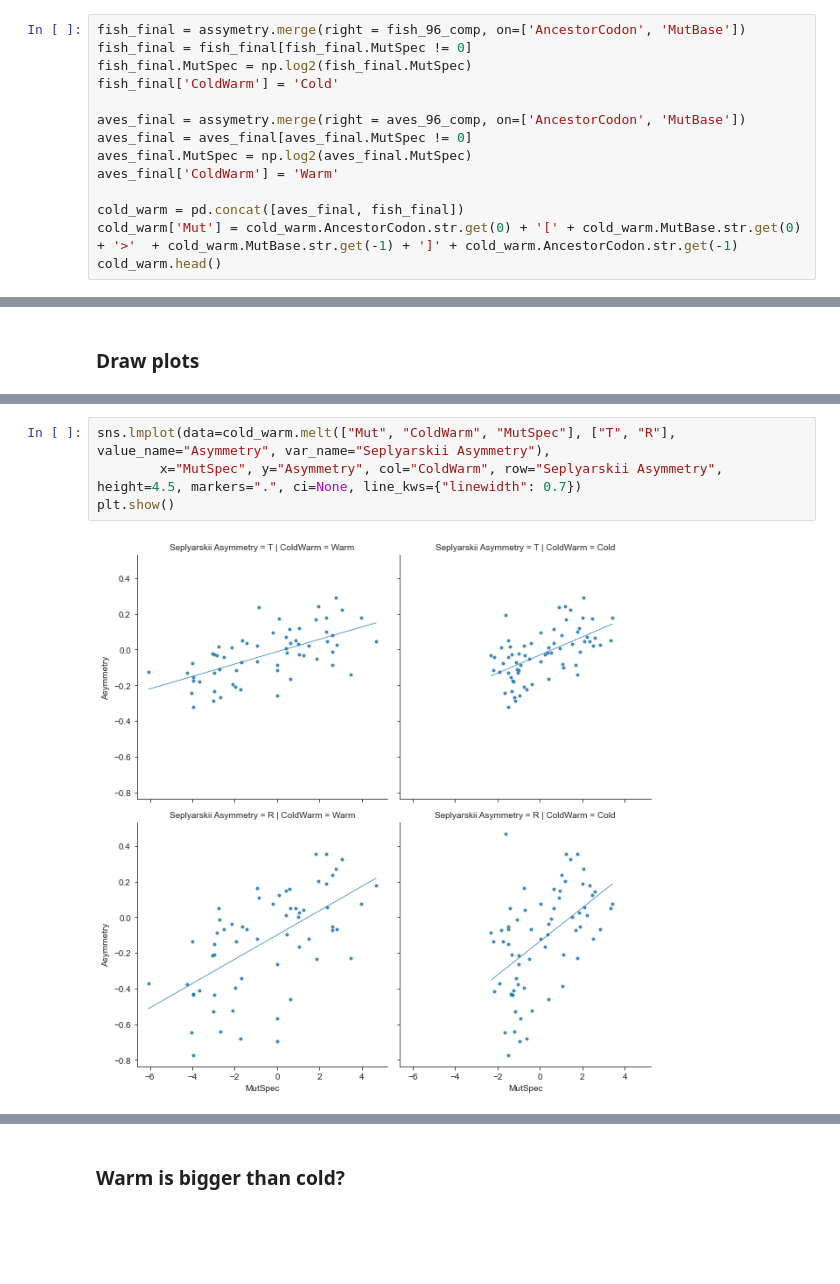
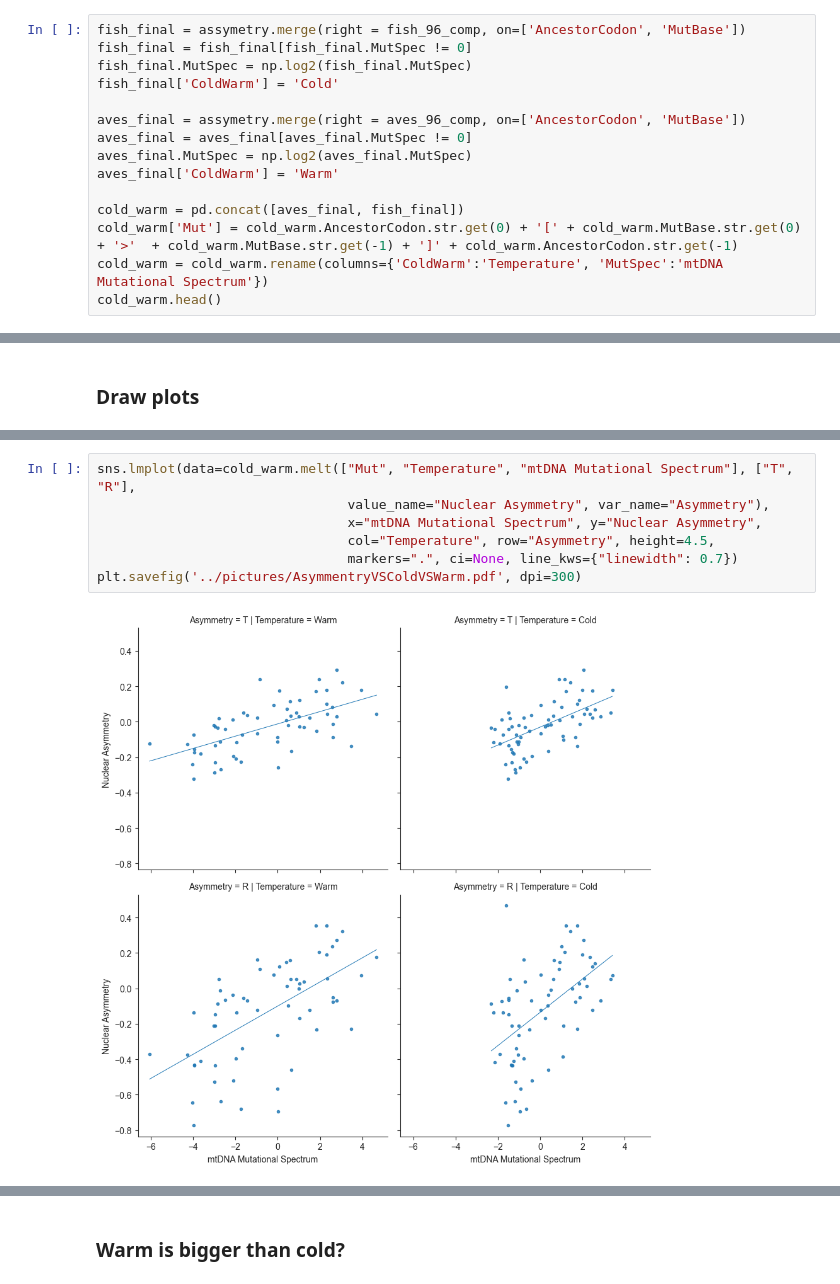
Before and after one commit to mitoclub/mtdna-192component-mutspec-chordata, a Jupyter notebook: scripts/asymmetry_TR.ipynb, the cells around one changed output, grey strips where cells are left out. Drawn from its saved outputs; the diff is of its cells as text; blank space fills up the shorter version.

```diff
--- a/scripts/asymmetry_TR.ipynb
+++ b/scripts/asymmetry_TR.ipynb
@@ -422,5 +456,6 @@ aves_final['ColdWarm'] = 'Warm'
 
 cold_warm = pd.concat([aves_final, fish_final])
 cold_warm['Mut'] = cold_warm.AncestorCodon.str.get(0) + '[' + cold_warm.MutBase.str.get(0) + '>'  + cold_warm.MutBase.str.get(-1) + ']' + cold_warm.AncestorCodon.str.get(-1)
+cold_warm = cold_warm.rename(columns={'ColdWarm':'Temperature', 'MutSpec':'mtDNA Mutational Spectrum'})
 cold_warm.head()
 # %% [output]
@@ -435,6 +486,9 @@ cold_warm.head()
 # %%
-sns.lmplot(data=cold_warm.melt(["Mut", "ColdWarm", "MutSpec"], ["T", "R"], value_name="Asymmetry", var_name="Seplyarskii Asymmetry"),
-        x="MutSpec", y="Asymmetry", col="ColdWarm", row="Seplyarskii Asymmetry", height=4.5, markers=".", ci=None, line_kws={"linewidth": 0.7})
-plt.show()
+sns.lmplot(data=cold_warm.melt(["Mut", "Temperature", "mtDNA Mutational Spectrum"], ["T", "R"],
+                                value_name="Nuclear Asymmetry", var_name="Asymmetry"),
+                                x="mtDNA Mutational Spectrum", y="Nuclear Asymmetry",
+                                col="Temperature", row="Asymmetry", height=4.5,
+                                markers=".", ci=None, line_kws={"linewidth": 0.7})
+plt.savefig('../pictures/AsymmentryVSColdVSWarm.pdf', dpi=300)
 # %% [output]
-[figure, old version]
+[figure, new version]
```
Also changed, not shown: parts of 17 cells of this notebook, 6 other files.
